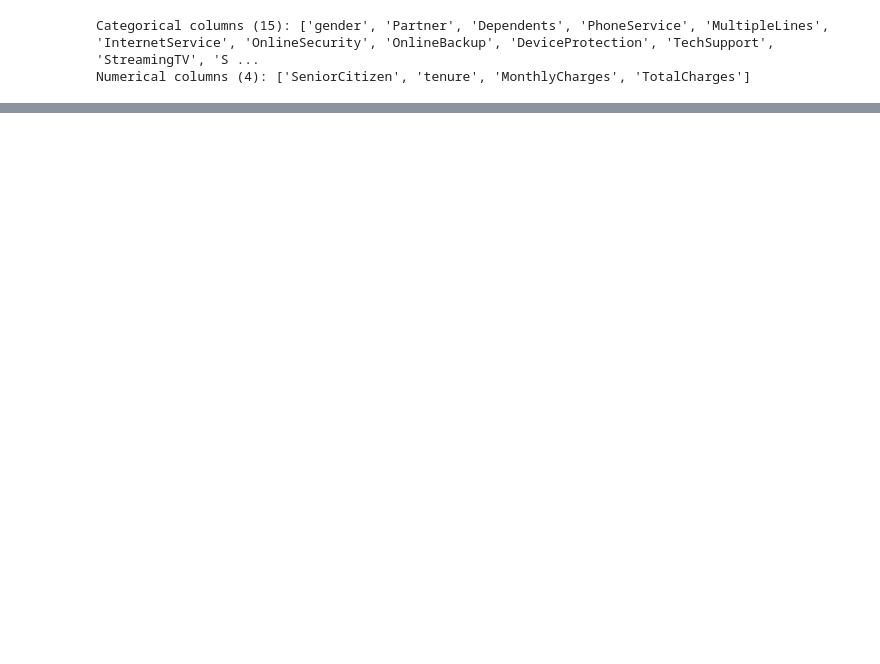
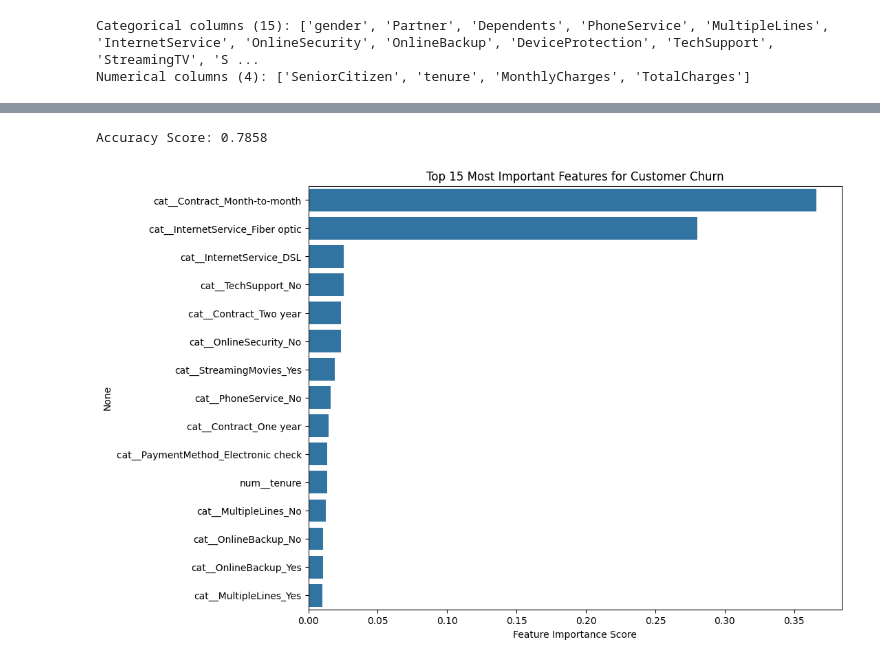
Before and after one commit to shank187/customer-churn-prediction-pipeline, a Jupyter notebook: telco-churn-analysis.ipynb, the cells around one changed output, grey strips where cells are left out. Saved outputs shown, nothing was run; the diff lists cells and outputs as text; code cells hidden in the pictures; blank space fills up the shorter version.

```diff
--- a/telco-churn-analysis.ipynb
+++ b/telco-churn-analysis.ipynb
@@ -74,6 +74,7 @@ from sklearn.model_selection import train_test_split
 
 X = churn_df.drop('Churn', axis=1)
 y = churn_df.Churn
+y = y.map({'Yes':1, 'No':0})
 
 X_train, X_test, y_train, y_test = train_test_split(X, y, test_size=0.15, random_state=7)
 print(f"Training shape {X_train.shape}")
@@ -92,0 +139,30 @@ Numerical columns (4): ['SeniorCitizen', 'tenure', 'MonthlyCharges', 'TotalCharg
+# %%
+from sklearn.metrics import accuracy_score
+
+preds = churn_pipeline.predict(X_test)
+print(f'Accuracy Score: {accuracy_score(preds, y_test):.4f}')
+
+xgb_model = churn_pipeline.named_steps['model']
+feature_scores = xgb_model.feature_importances_
+feature_names = churn_pipeline.named_steps['preprocessor'].get_feature_names_out()
+# %% [output]
+Accuracy Score: 0.7858
+# %%
+import pandas as pd
+import seaborn as sns
+import matplotlib.pyplot as plt
+
+# 1. Create a Pandas Series for easy handling
+importance_series = pd.Series(feature_scores, index=feature_names)
+
+# 2. Sort the values from highest to lowest
+top_15_features = importance_series.sort_values(ascending=False).head(15)
+
+# 3. Visualize the top 15 features
+plt.figure(figsize=(10, 8))
+sns.barplot(x=top_15_features.values, y=top_15_features.index)
+plt.title('Top 15 Most Important Features for Customer Churn')
+plt.xlabel('Feature Importance Score')
+plt.show()
+# %% [output]
+[figure, added]
```
Also changed, not shown: parts of 2 cells of this notebook.
